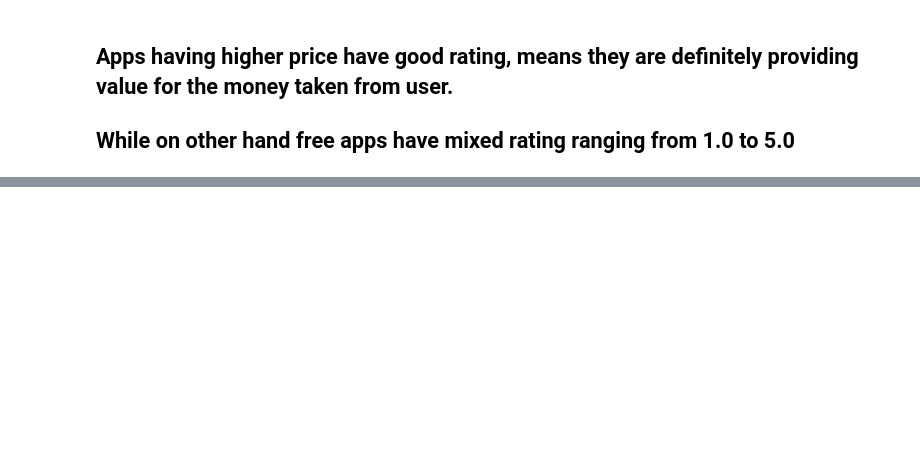
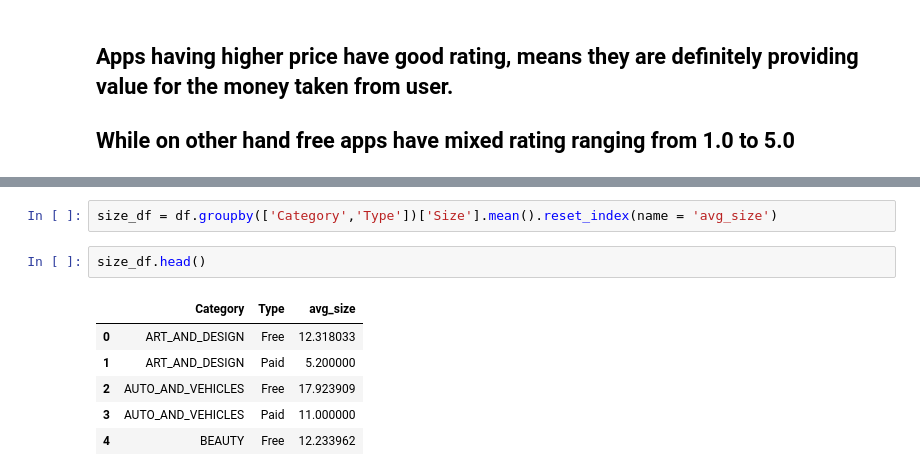
Before and after one commit to SurajSP99/Play_Store_App_Review_Data_Analysis, a Jupyter notebook: Play_Store_App_Review_Analysis_Capstone_Project.ipynb, the cells around one changed output, grey strips where cells are left out. Drawn from its saved outputs; the diff is of its cells as text; blank space fills up the shorter version.

```diff
--- a/Play_Store_App_Review_Analysis_Capstone_Project.ipynb
+++ b/Play_Store_App_Review_Analysis_Capstone_Project.ipynb
@@ -634,0 +637,11 @@ Text(0, 0.5, 'Rating')
+# %%
+size_df = df.groupby(['Category','Type'])['Size'].mean().reset_index(name = 'avg_size')
+# %%
+size_df.head()
+# %% [output]
+|  | Category | Type | avg_size |
+| 0 | ART_AND_DESIGN | Free | 12.318033 |
+| 1 | ART_AND_DESIGN | Paid | 5.200000 |
+| 2 | AUTO_AND_VEHICLES | Free | 17.923909 |
+| 3 | AUTO_AND_VEHICLES | Paid | 11.000000 |
+| 4 | BEAUTY | Free | 12.233962 |
```
Also changed, not shown: parts of 10 cells of this notebook.
